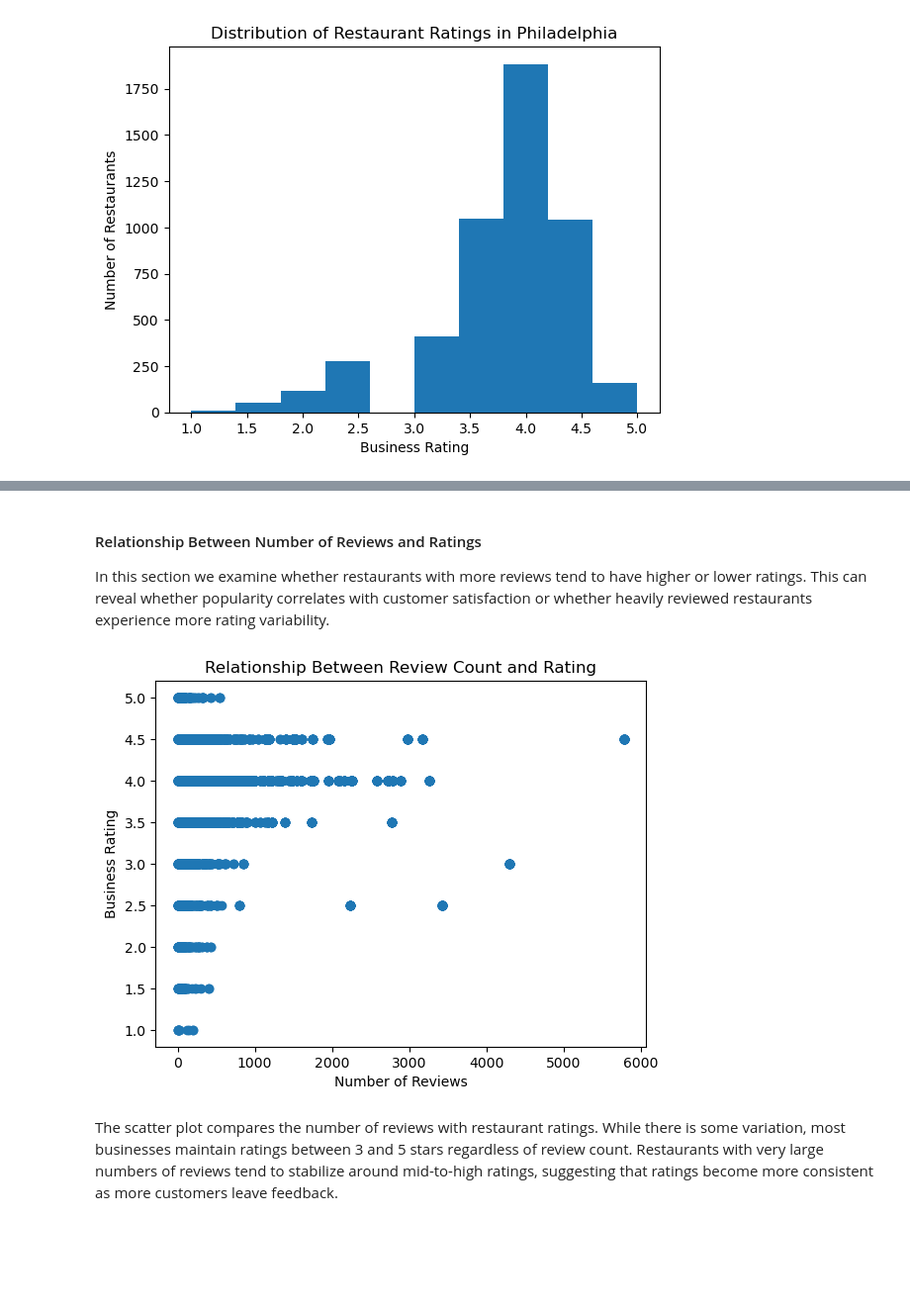
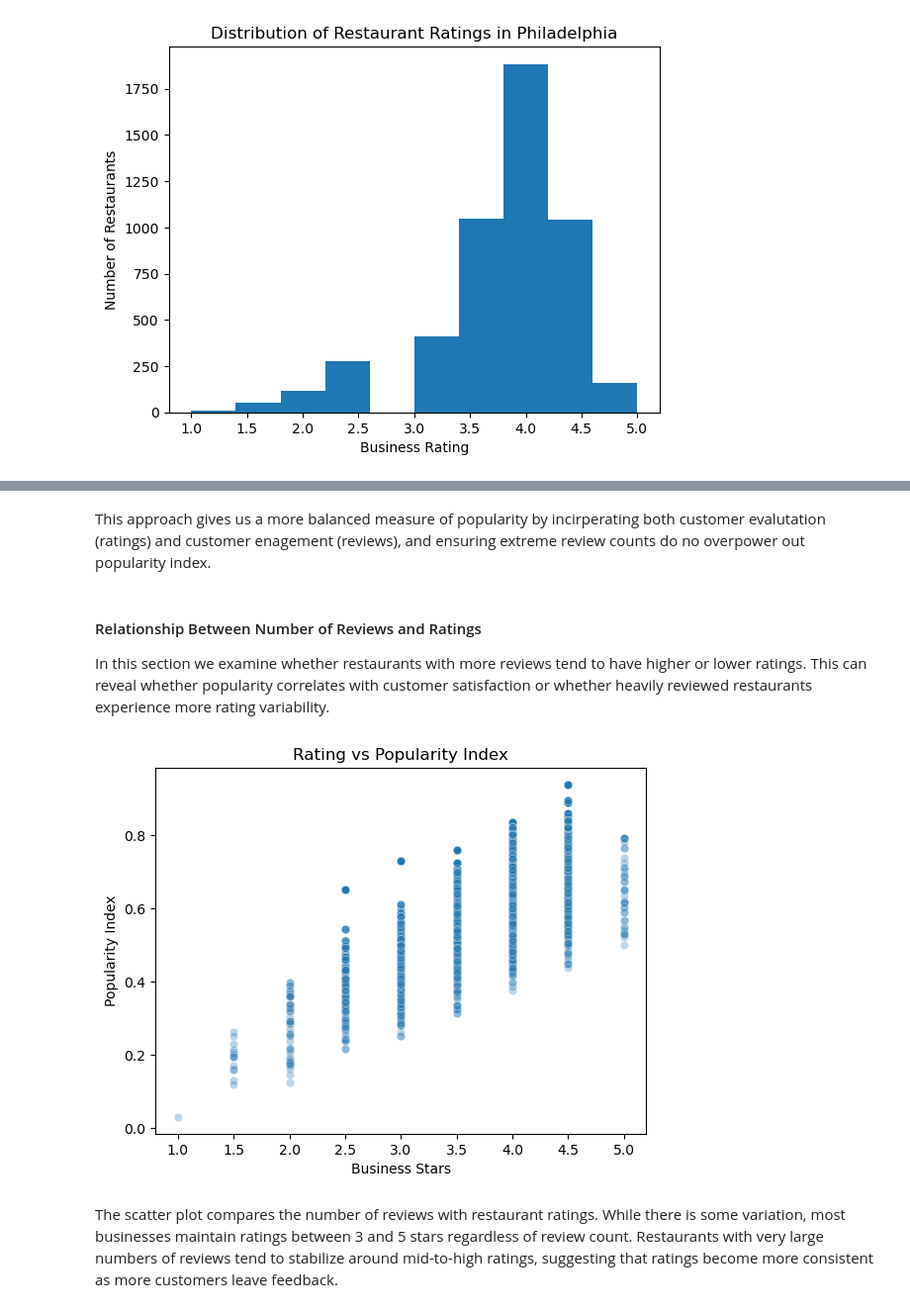
Before and after one commit to lznas/yelp-popularity-predicton, a Jupyter notebook: 02-EDACheckpoint.ipynb, the cells around one changed output, grey strips where cells are left out. Shown at 99% size. Saved outputs shown, nothing was run; the diff lists cells and outputs as text; code cells hidden in the pictures; blank space fills up the shorter version.

```diff
--- a/02-EDACheckpoint.ipynb
+++ b/02-EDACheckpoint.ipynb
@@ -841,16 +955,30 @@ The histogram shows the distribution of restaurant ratings across businesses in
+# %%
+import numpy as np
+from sklearn.preprocessing import MinMaxScaler
+
+scaler = MinMaxScaler()
+
+food_df['log_review_ct'] = np.log1p(food_df['review_ct'])
+
+food_df['norm_log_reviews'] = scaler.fit_transform(food_df[['log_review_ct']]).flatten()
+food_df['norm_stars'] = scaler.fit_transform(food_df[['business_stars']]).flatten()
+
+food_df['popularity_index'] = 0.5 * food_df['norm_log_reviews'] + 0.5 * food_df['norm_stars']
+# %% [markdown]
+This approach gives us a more balanced measure of popularity by incirperating both customer evalutation (ratings) and customer enagement (reviews), and ensuring extreme review counts do no overpower out popularity index.
 # %% [markdown]
 #### Relationship Between Number of Reviews and Ratings
 
 In this section we examine whether restaurants with more reviews tend to have higher or lower ratings. This can reveal whether popularity correlates with customer satisfaction or whether heavily reviewed restaurants experience more rating variability.
-# %%
-plt.scatter(df["review_ct"], df["business_stars"])
-
-plt.xlabel("Number of Reviews")
-plt.ylabel("Business Rating")
-plt.title("Relationship Between Review Count and Rating")
-
-plt.show()
-# %% [output]
-[figure, removed]
+# %%
+import seaborn as sns
+
+sns.scatterplot(data=food_df, x='business_stars', y='popularity_index', alpha=0.3)
+plt.title('Rating vs Popularity Index')
+plt.xlabel('Business Stars')
+plt.ylabel('Popularity Index')
+plt.show()
+# %% [output]
+[figure, added]
 # %% [markdown]
 The scatter plot compares the number of reviews with restaurant ratings. While there is some variation, most businesses maintain ratings between 3 and 5 stars regardless of review count. Restaurants with very large numbers of reviews tend to stabilize around mid-to-high ratings, suggesting that ratings become more consistent as more customers leave feedback.
```
Also changed, not shown: parts of 93 cells of this notebook, 1 other file.
